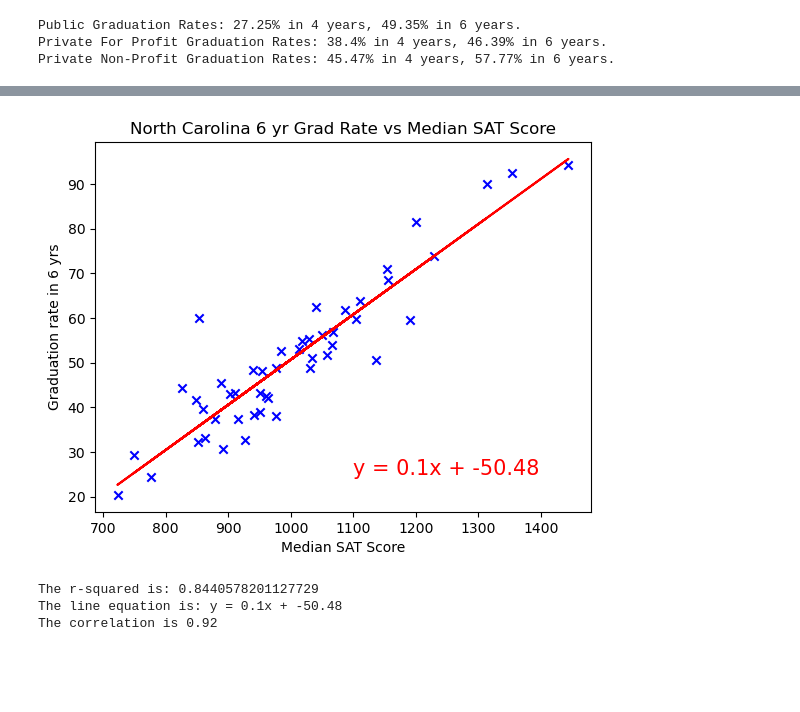
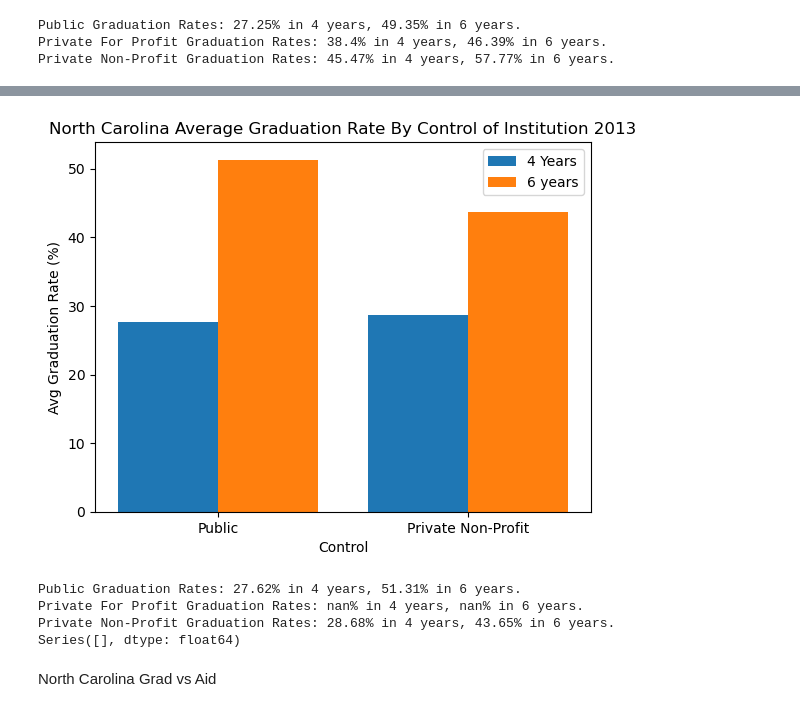
Before and after one commit to will5722/Trends-in-Education, a Jupyter notebook: project4.ipynb, the cells around one changed output, grey strips where cells are left out. Cells and saved outputs as stored; diff of their text form; code cells hidden in the pictures; blank space fills up the shorter version.

Commit message:
title on graph correction

```diff
--- a/project4.ipynb
+++ b/project4.ipynb
@@ -847,25 +725,46 @@ The correlation is 0.84
-# %%
-x_value = NC_df['med_sat_value']
-y_value = NC_df['grad_150_value']
-
-(slope, intercept, rvalue, pvalue, stderr) = linregress(x_value, y_value)
-regress_value = x_value * slope + intercept
-line_eq = "y = " + str(round(slope,2)) + "x + " + str(round(intercept,2))
-plt.scatter(x_value, y_value, color='b', marker='x')
-plt.plot(x_value, regress_value, "r-")
-plt.ylabel('Graduation rate in 6 yrs')
-plt.xlabel('Median SAT Score')
-plt.title('North Carolina 6 yr Grad Rate vs Median SAT Score')
-plt.annotate(line_eq, (1100,25), fontsize=15, color="red")
-plt.show()
-print(f"The r-squared is: {rvalue**2}")
-print(f"The line equation is: {line_eq}")
-
-correlation = st.pearsonr(x_value, y_value)
-print(f'The correlation is {round(correlation[0],2)}')
-#plt.savefig(".png")
-# %% [output]
-[figure, removed]
-The r-squared is: 0.8440578201127729
-The line equation is: y = 0.1x + -50.48
-The correlation is 0.92
+# %%
+NC_df = NorthCarolina
+#NC_df = NorthCarolina.loc[NorthCarolina['state'] == 'North Carolina']
+ncpublic = NC_df.loc[NC_df['control'] == 'Public']
+ncprofit = NC_df.loc[NC_df['control'] == 'Private for-profit']
+ncnonprofit = NC_df.loc[NC_df['control'] == 'Private not-for-profit']
+
+ncpublic_4grad_rate = round(ncpublic['grad_100'] / ncpublic['grad_cohort'], 2) * 100
+ncpublic_6grad_rate = round(ncpublic['grad_150'] / ncpublic['grad_cohort'], 2) * 100
+
+ncnonprofit_4grad_rate = round(ncnonprofit['grad_100'] / ncnonprofit['grad_cohort'], 2) * 100
+ncnonprofit_6grad_rate = round(ncnonprofit['grad_150'] / ncnonprofit['grad_cohort'], 2) * 100
+
+ncpublic_grad_mean = round(ncpublic_4grad_rate.mean(), 2)
+ncpublic_grad150_mean = round(ncpublic_6grad_rate.mean(), 2)
+
+ncnonprofit_grad_mean = round(ncnonprofit_4grad_rate.mean(), 2)
+ncnonprofit_grad150_mean = round(ncnonprofit_6grad_rate.mean(), 2)
+
+
+first_ncgradvals = [ncpublic_grad_mean, ncnonprofit_grad_mean]
+second_ncgradvals = [ncpublic_grad150_mean, ncnonprofit_grad150_mean]
+
+labels = ['Public', 'Private Non-Profit']
+ticks = np.arange(len(labels))
+plt.bar(ticks - 0.2, first_ncgradvals, 0.4)
+plt.bar(ticks + 0.2, second_ncgradvals, 0.4)
+plt.xticks(ticks, labels)
+plt.legend(['4 Years', '6 years'], loc='best')
+plt.title('North Carolina Average Graduation Rate By Control of Institution 2013')
+plt.xlabel('Control')
+plt.ylabel('Avg Graduation Rate (%)')
+plt.show()
+print(f"Public Graduation Rates: {ncpublic_grad_mean}% in 4 years, {ncpublic_grad150_mean}% in 6 years.")
+print(f"Private For Profit Graduation Rates: {ncprofit_grad_mean}% in 4 years, {ncprofit_grad150_mean}% in 6 years.")
+print(f"Private Non-Profit Graduation Rates: {ncnonprofit_grad_mean}% in 4 years, {ncnonprofit_grad150_mean}% in 6 years.")
+print(ncprofit_6grad_rate)
+#plt.savefig(".png")
+# %% [output]
+[figure, added]
+Public Graduation Rates: 27.62% in 4 years, 51.31% in 6 years.
+Private For Profit Graduation Rates: nan% in 4 years, nan% in 6 years.
+Private Non-Profit Graduation Rates: 28.68% in 4 years, 43.65% in 6 years.
+Series([], dtype: float64)
+# %% [markdown]
+North Carolina Grad vs Aid
```
Also changed, not shown: parts of 12 cells of this notebook.
